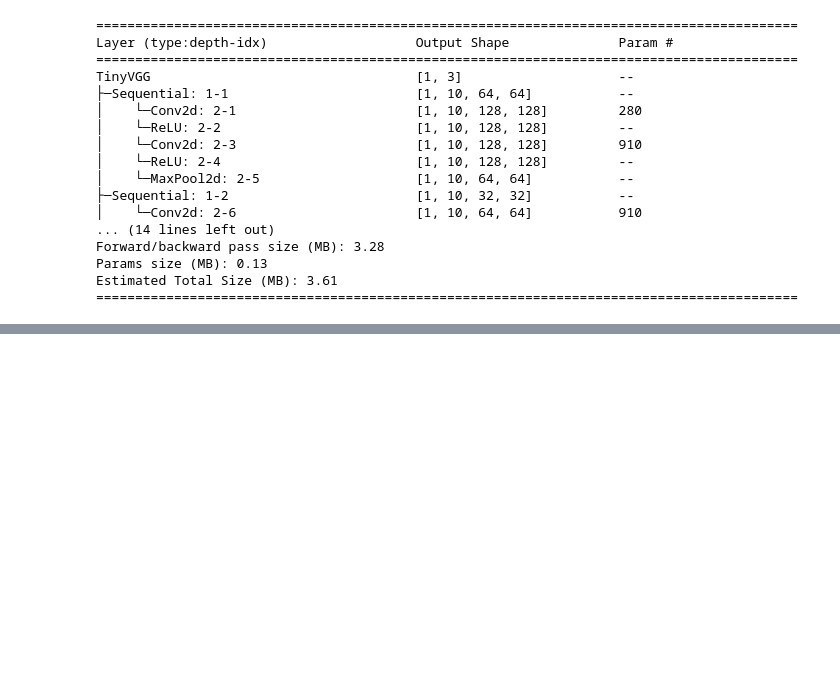
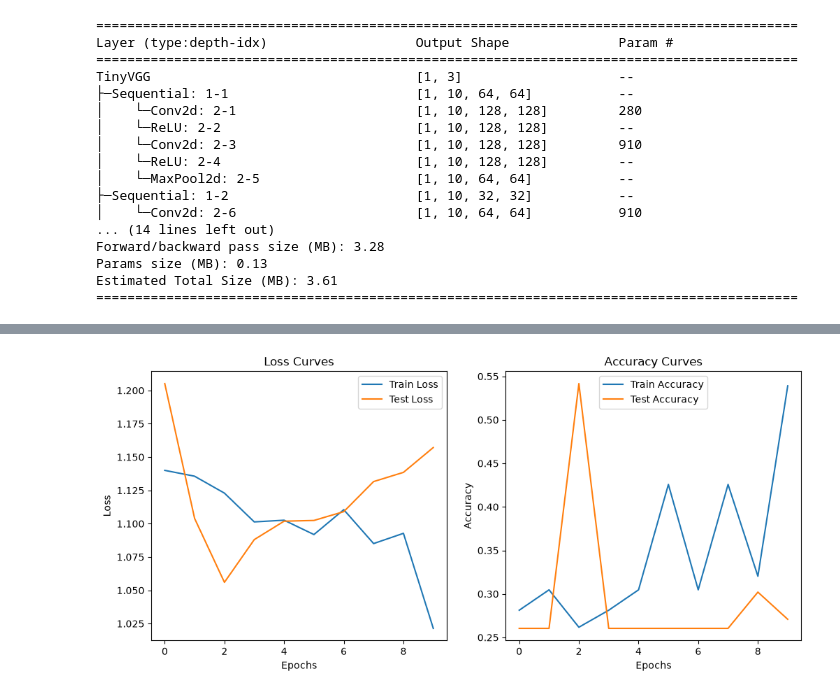
Before and after one commit to LovepreetSinghGhuman/PyTorch_Mastery, a Jupyter notebook: 04_PyTorch_Custom_Data.ipynb, the cells around one changed output, grey strips where cells are left out. Saved outputs shown, nothing was run; the diff lists cells and outputs as text; code cells hidden in the pictures; blank space fills up the shorter version.

```diff
--- a/04_PyTorch_Custom_Data.ipynb
+++ b/04_PyTorch_Custom_Data.ipynb
@@ -664,7 +724,7 @@ def train_step(model: nn.Module, dataloader: DataLoader, loss_fn: nn.Module, opt
         optimizer.step()
 
         # Calculate accuracy for this batch
-        y_pred_class = torch.argmax(torch.softmax(y_pred, dim=1), dim=1) # Convert logits to probabilities and then get the predicted class
+        y_pred_class = torch.argmax(torch.softmax(y_pred, dim=1), dim=1) # Convert logits to probabilities and then get the predicted class ( softmax isn't strictly necessary for argmax, but it's a good practice to convert logits to probabilities first)
         train_acc += (y_pred_class == y).sum().item() / len(y_pred)
 
     # Calculate average loss and accuracy over all batches
@@ -673,7 +733,7 @@ def train_step(model: nn.Module, dataloader: DataLoader, loss_fn: nn.Module, opt
 
     return train_loss, train_acc
 
-def test_step(model: nn.Module, dataloader: DataLoader, loss_fn: nn.Module, device: torch.device = "cpu") -> Tuple[float, float]:
+def test_step(model: nn.Module, dataloader: DataLoader, loss_fn: nn.Module, device: torch.device = "cpu"):
     """
     Performs a single evaluation step (epoch) for the given model.
 
@@ -707,7 +767,7 @@ def test_step(model: nn.Module, dataloader: DataLoader, loss_fn: nn.Module, devi
             test_loss += loss.item()
 
             # Calculate accuracy for this batch
-            test_pred_class = torch.argmax(torch.softmax(test_pred, dim=1), dim=1)
+            test_pred_class = torch.argmax(test_pred, dim=1)
             test_acc += (test_pred_class == y).sum().item() / len(test_pred)
 
     # Calculate average loss and accuracy over all batches
@@ -723,0 +930,39 @@ Reference point in the source tutorial video for this section of the notebook.
+# %%
+# Loss and accuracy curves
+def plot_loss_curves(history: dict):
+    """
+    Plots the training and testing loss and accuracy curves.
+
+    Args:
+        history (dict): A dictionary containing the training and testing loss and accuracy history.
+    """
+    # Extract loss and accuracy values from the history dictionary
+    train_loss = history["train_loss"]
+    test_loss = history["test_loss"]
+    train_acc = history["train_acc"]
+    test_acc = history["test_acc"]
+
+    # Create subplots for loss and accuracy
+    fig, ax = plt.subplots(1, 2, figsize=(12, 5))
+
+    # Plot loss curves
+    ax[0].plot(train_loss, label="Train Loss")
+    ax[0].plot(test_loss, label="Test Loss")
+    ax[0].set_title("Loss Curves")
+    ax[0].set_xlabel("Epochs")
+    ax[0].set_ylabel("Loss")
+    ax[0].legend()
+
+    # Plot accuracy curves
+    ax[1].plot(train_acc, label="Train Accuracy")
+    ax[1].plot(test_acc, label="Test Accuracy")
+    ax[1].set_title("Accuracy Curves")
+    ax[1].set_xlabel("Epochs")
+    ax[1].set_ylabel("Accuracy")
+    ax[1].legend()
+
+    plt.show()
+
+plot_loss_curves(model_1_results)
+# %% [output]
+[figure, added]
```
Also changed, not shown: parts of 23 cells of this notebook, 1 other file.
